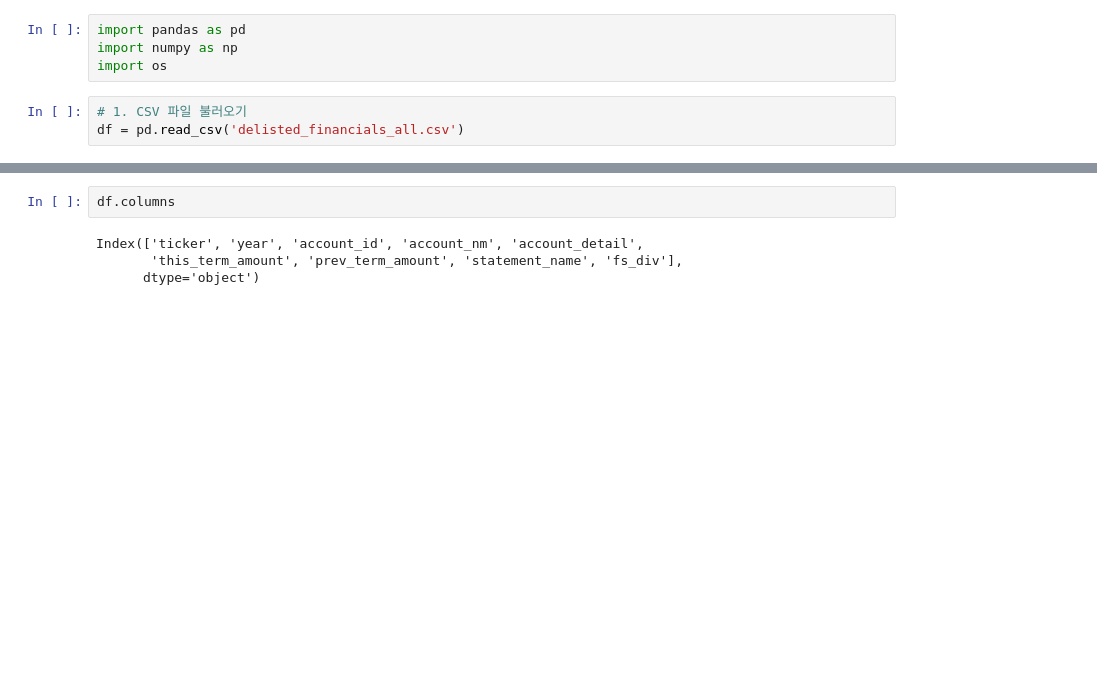
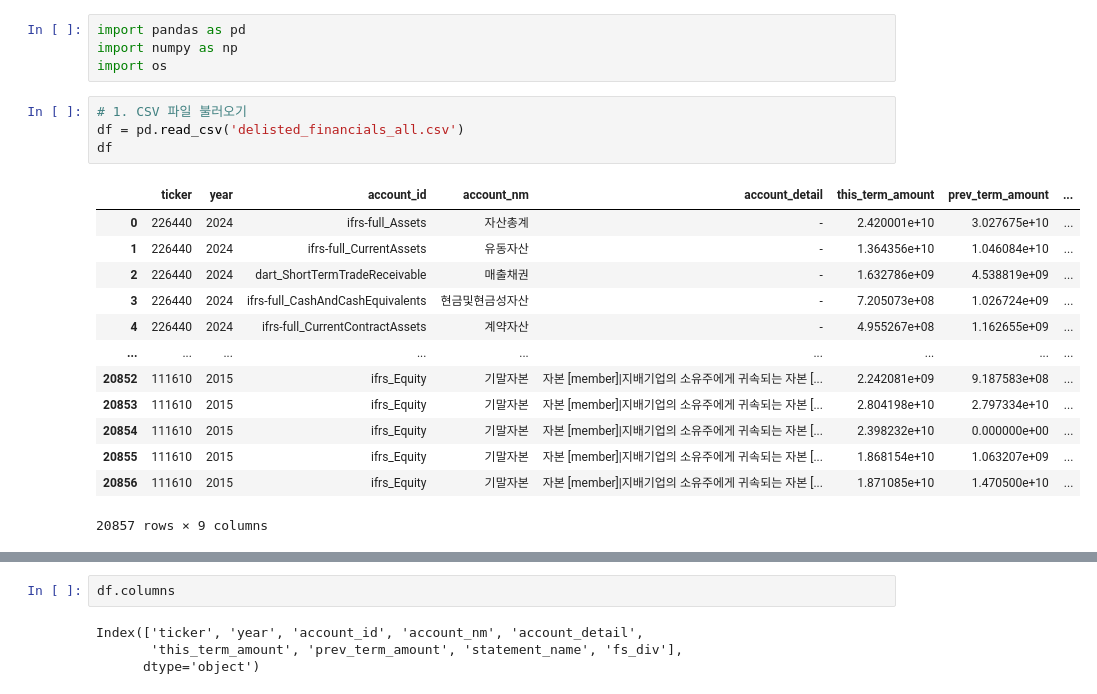
Before and after one commit to trafikaa/trafika, a Jupyter notebook: data/drop_company.ipynb, the cells around one changed output, grey strips where cells are left out. Saved outputs shown, nothing was run; the diff lists cells and outputs as text; blank space fills up the shorter version.

```diff
--- a/data/drop_company.ipynb
+++ b/data/drop_company.ipynb
@@ -5,6 +5,21 @@ import os
 # %%
 # 1. CSV 파일 불러오기
 df = pd.read_csv('delisted_financials_all.csv')
+df
+# %% [output]
+|  | ticker | year | account_id | account_nm | account_detail | this_term_amount | prev_term_amount | ... |
+| 0 | 226440 | 2024 | ifrs-full_Assets | 자산총계 | - | 2.420001e+10 | 3.027675e+10 | ... |
+| 1 | 226440 | 2024 | ifrs-full_CurrentAssets | 유동자산 | - | 1.364356e+10 | 1.046084e+10 | ... |
+| 2 | 226440 | 2024 | dart_ShortTermTradeReceivable | 매출채권 | - | 1.632786e+09 | 4.538819e+09 | ... |
+| 3 | 226440 | 2024 | ifrs-full_CashAndCashEquivalents | 현금및현금성자산 | - | 7.205073e+08 | 1.026724e+09 | ... |
+| 4 | 226440 | 2024 | ifrs-full_CurrentContractAssets | 계약자산 | - | 4.955267e+08 | 1.162655e+09 | ... |
+| ... | ... | ... | ... | ... | ... | ... | ... | ... |
+| 20852 | 111610 | 2015 | ifrs_Equity | 기말자본 | 자본 [member]|지배기업의 소유주에게 귀속되는 자본 [... | 2.242081e+09 | 9.187583e+08 | ... |
+| 20853 | 111610 | 2015 | ifrs_Equity | 기말자본 | 자본 [member]|지배기업의 소유주에게 귀속되는 자본 [... | 2.804198e+10 | 2.797334e+10 | ... |
+| 20854 | 111610 | 2015 | ifrs_Equity | 기말자본 | 자본 [member]|지배기업의 소유주에게 귀속되는 자본 [... | 2.398232e+10 | 0.000000e+00 | ... |
+| 20855 | 111610 | 2015 | ifrs_Equity | 기말자본 | 자본 [member]|지배기업의 소유주에게 귀속되는 자본 [... | 1.868154e+10 | 1.063207e+09 | ... |
+| 20856 | 111610 | 2015 | ifrs_Equity | 기말자본 | 자본 [member]|지배기업의 소유주에게 귀속되는 자본 [... | 1.871085e+10 | 1.470500e+10 | ... |
+20857 rows × 9 columns
 # %%
 # 2. statement_name이 '현금흐름표'인 행 제외
 df = df[df['statement_name'] != '현금흐름표']
```
Also changed, not shown: parts of 9 cells of this notebook, 1 other file.
